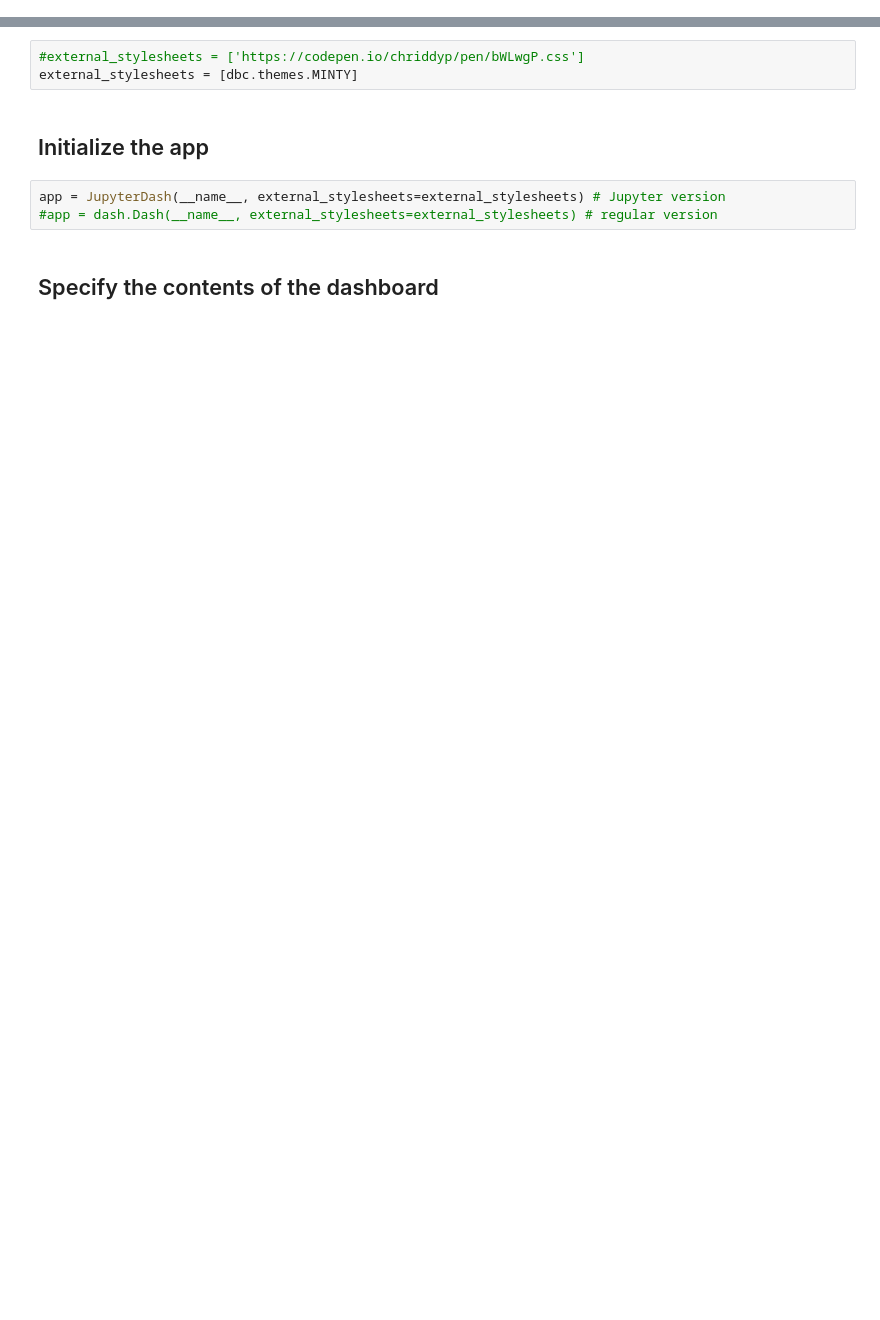
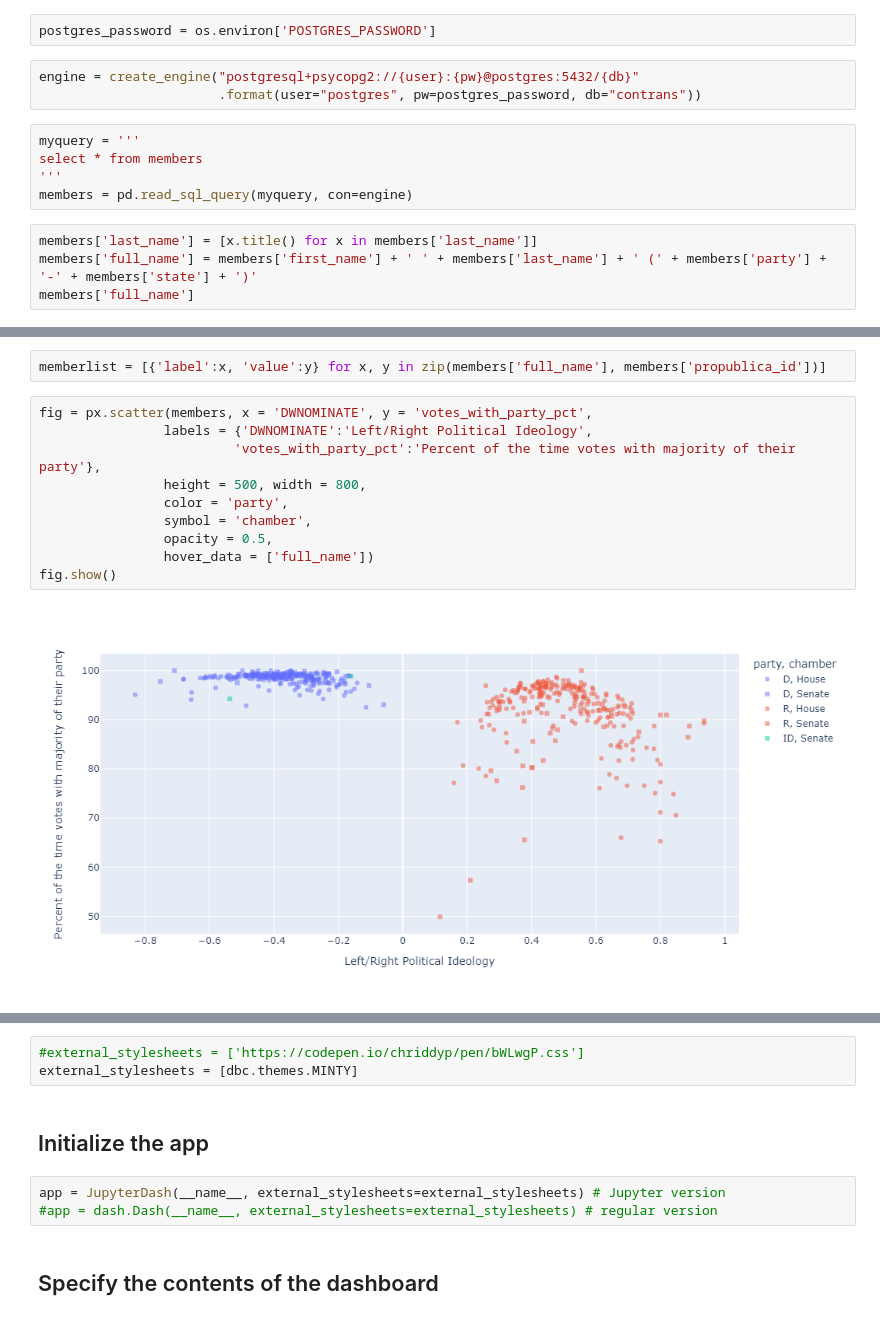
Before and after one commit to meesuny/contrans, a Jupyter notebook: app/dashboard_builder.ipynb, the cells around one changed output, grey strips where cells are left out. Saved outputs shown, nothing was run; the diff lists cells and outputs as text; blank space fills up the shorter version.

```diff
--- a/app/dashboard_builder.ipynb
+++ b/app/dashboard_builder.ipynb
@@ -9,0 +15,14 @@ import dash_bootstrap_components as dbc
+# %%
+postgres_password = os.environ['POSTGRES_PASSWORD']
+# %%
+engine = create_engine("postgresql+psycopg2://{user}:{pw}@postgres:5432/{db}"
+                       .format(user="postgres", pw=postgres_password, db="contrans"))
+# %%
+myquery = '''
+select * from members
+'''
+members = pd.read_sql_query(myquery, con=engine)
+# %%
+members['last_name'] = [x.title() for x in members['last_name']]
+members['full_name'] = members['first_name'] + ' ' + members['last_name'] + ' (' + members['party'] + '-' + members['state'] + ')'
+members['full_name']
@@ -9,0 +42,14 @@ import dash_bootstrap_components as dbc
+# %%
+memberlist = [{'label':x, 'value':y} for x, y in zip(members['full_name'], members['propublica_id'])]
+# %%
+fig = px.scatter(members, x = 'DWNOMINATE', y = 'votes_with_party_pct',
+                labels = {'DWNOMINATE':'Left/Right Political Ideology',
+                         'votes_with_party_pct':'Percent of the time votes with majority of their party'},
+                height = 500, width = 800,
+                color = 'party',
+                symbol = 'chamber',
+                opacity = 0.5,
+                hover_data = ['full_name'])
+fig.show()
+# %% [output]
+[figure, added]
```
Also changed, not shown: parts of 11 cells of this notebook, 1 other file.
